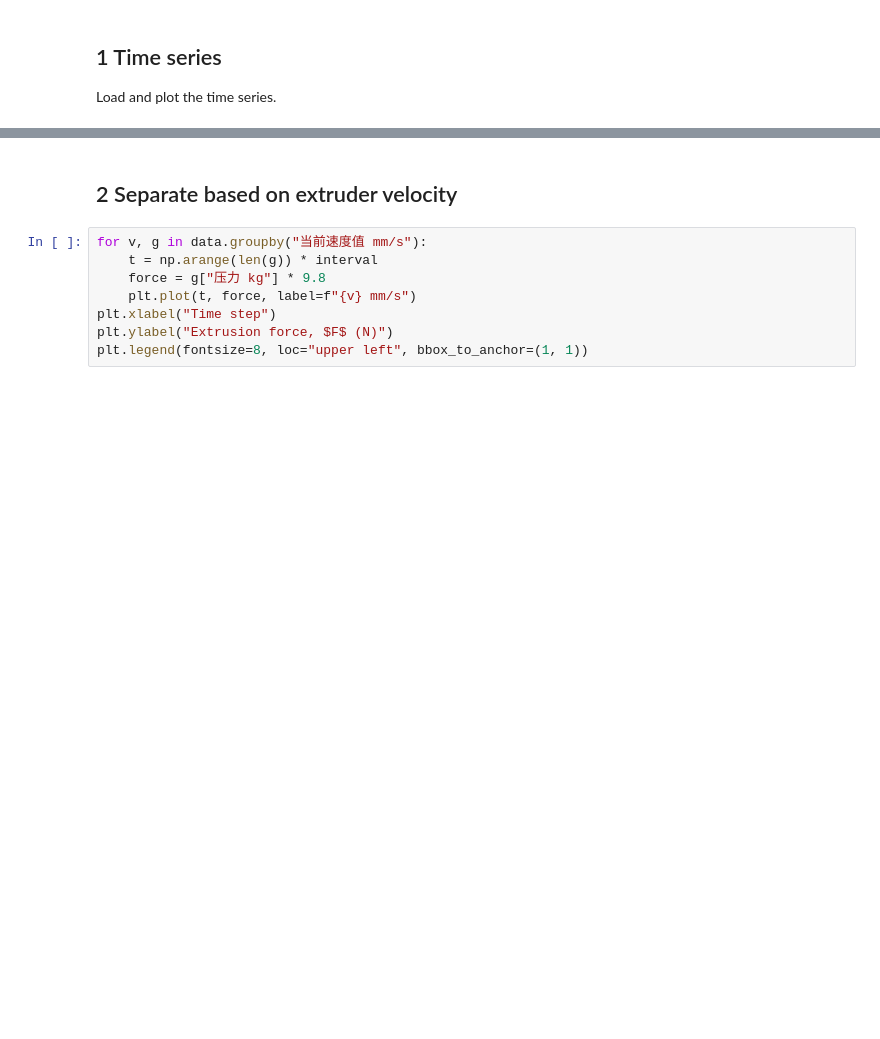
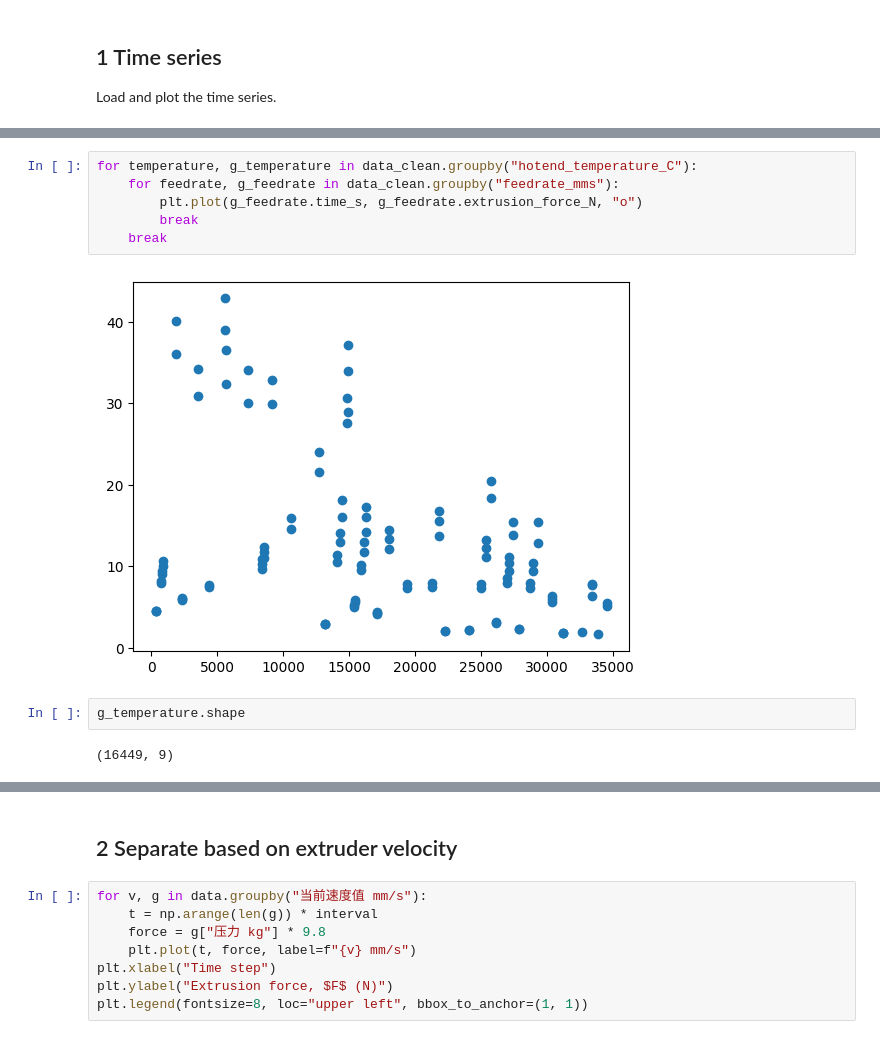
Before and after one commit to ZLoverty/ETP, a Jupyter notebook: Code/extrusion_force.ipynb, the cells around one changed output, grey strips where cells are left out. Cells and saved outputs as stored; diff of their text form; blank space fills up the shorter version.

```diff
--- a/Code/extrusion_force.ipynb
+++ b/Code/extrusion_force.ipynb
@@ -46,0 +68,12 @@ Text(0, 0.5, 'Velocity (mm/s)')
+# %%
+for temperature, g_temperature in data_clean.groupby("hotend_temperature_C"):
+    for feedrate, g_feedrate in data_clean.groupby("feedrate_mms"):
+        plt.plot(g_feedrate.time_s, g_feedrate.extrusion_force_N, "o")
+        break
+    break
+# %% [output]
+[figure, added]
+# %%
+g_temperature.shape
+# %% [output]
+(16449, 9)
```
Also changed, not shown: parts of 7 cells of this notebook.
